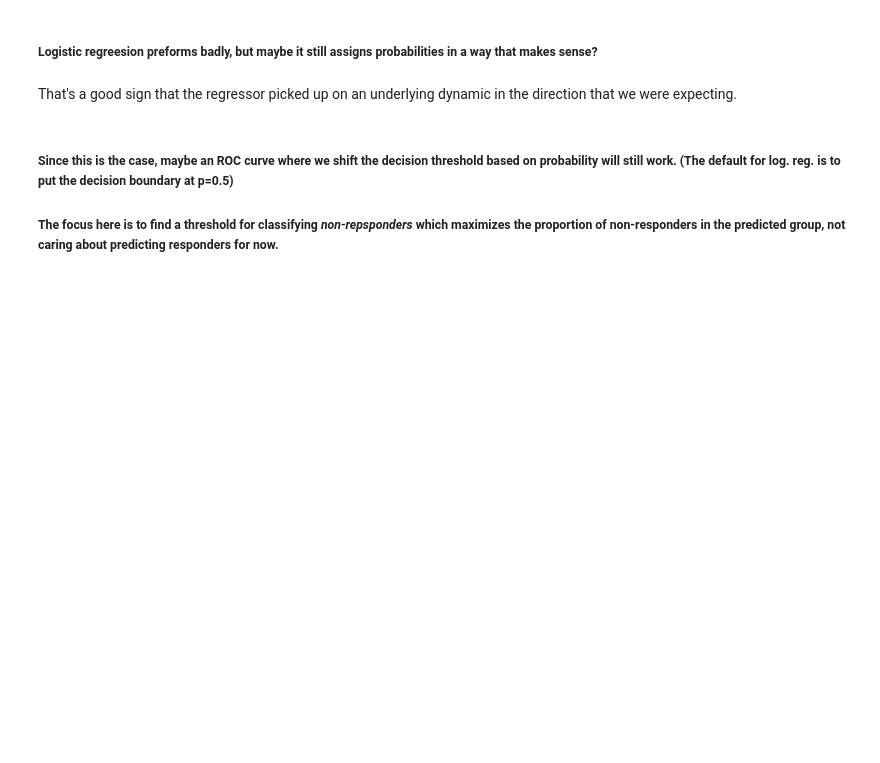
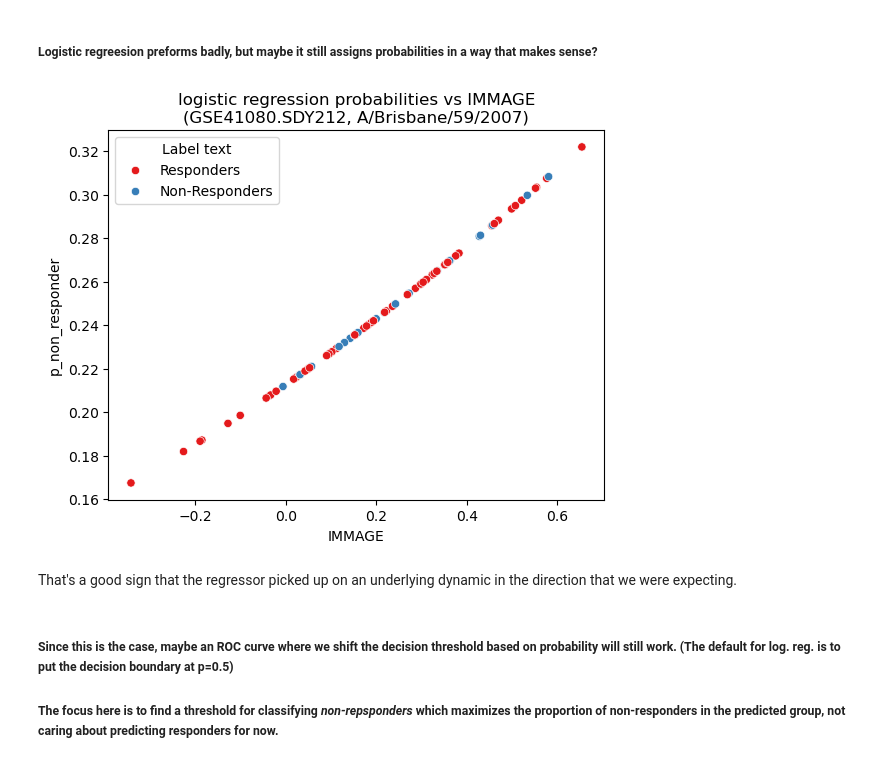
Before and after one commit to JonatanSahar/lab-vaccines, a Jupyter notebook: code/vaccines-2.ipynb, the cells around one changed output. Cells and saved outputs as stored; diff of their text form; code cells hidden in the pictures; blank space fills up the shorter version.

```diff
--- a/code/vaccines-2.ipynb
+++ b/code/vaccines-2.ipynb
@@ -73,7 +84,7 @@ dataset_day_dict["SDY67"] = "nAb.D28"
 ##### Narrow to a specific dataset and day, then keep only relevant columns
 # %%
 # Narrow to a specific dataset and day, then keep only relevant columns
-strain_index = 0
+strain_index = 2
 dataset_name = dataset_names[0]
 name_mask = datasets[dataset_col] == dataset_name
 day_mask = datasets[day_col] == dataset_day_dict[dataset_name]
@@ -111,10 +135,12 @@ low_response_thr = data[[response_col]].quantile(q=0.3).item()
 # Generate labels
 # Note that we define y=1 for all responses < 30th percentile (and not <=)
 # Also note that we defined y=1 as *non* responders, since later on that's what we'll care most about detecting
-data.loc[data[response_col] < low_response_thr, 'y'] = 1
-data.loc[data[response_col] >= low_response_thr, 'y'] = 0
-data.y = data.y.astype(int)
 
+# data.loc[data[response_col] < low_response_thr, 'y'] = 1
+# data.loc[data[response_col] >= low_response_thr, 'y'] = 0
+# data.y = data.y.astype(int)
+
+data['y'] = data[response_col].apply(lambda x: 1 if x < low_response_thr else 0)
 # Add a text label for plot legends
 data['Label text'] = data['y'].apply(lambda x: 'Responders' if x == 0 else 'Non-Responders')
 # %%
@@ -217,14 +253,15 @@ plt.show()
 ##### Logistic regreesion preforms badly, but maybe it still assigns probabilities in a way that makes sense?
 # %%
 proba = pd.DataFrame(log_regress.predict_proba(data[["IMMAGE"]]))
-proba
 data["p_non_responder"] = proba[1]
 # data["p_non_responder"].hist()
 # data.plot.scatter(immage_col, "p_non_responder")
 
 sns.scatterplot(data=data, x="IMMAGE", y="p_non_responder", hue="Label text", palette='Set1')
 plt.title(f'logistic regression probabilities vs IMMAGE\n({dataset_name}, {strain})')
 plt.show()
+# %% [output]
+[figure, added]
 # %%
 # ##### So we see that higher IMMAGE are associated with a higher probability of *not* responding.
 # %% [markdown]
```
Also changed, not shown: parts of 15 cells of this notebook.
